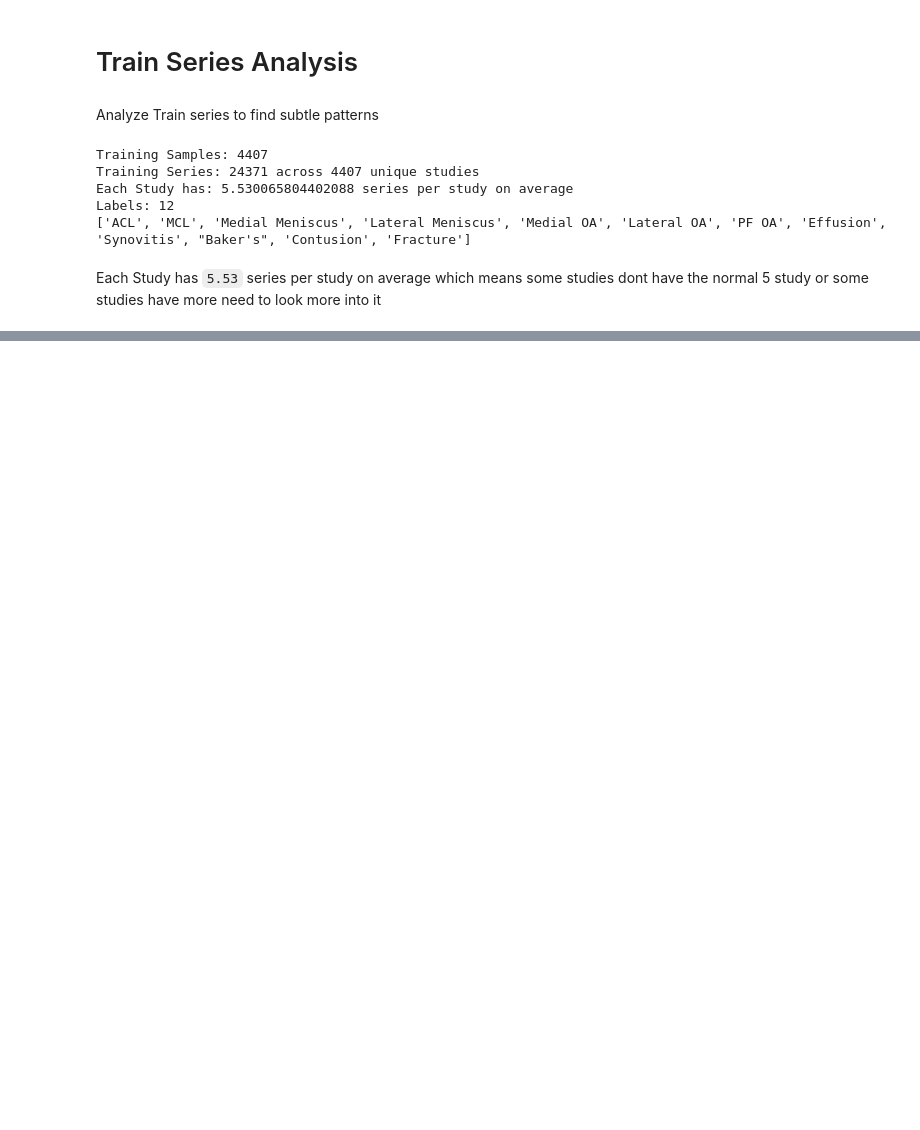
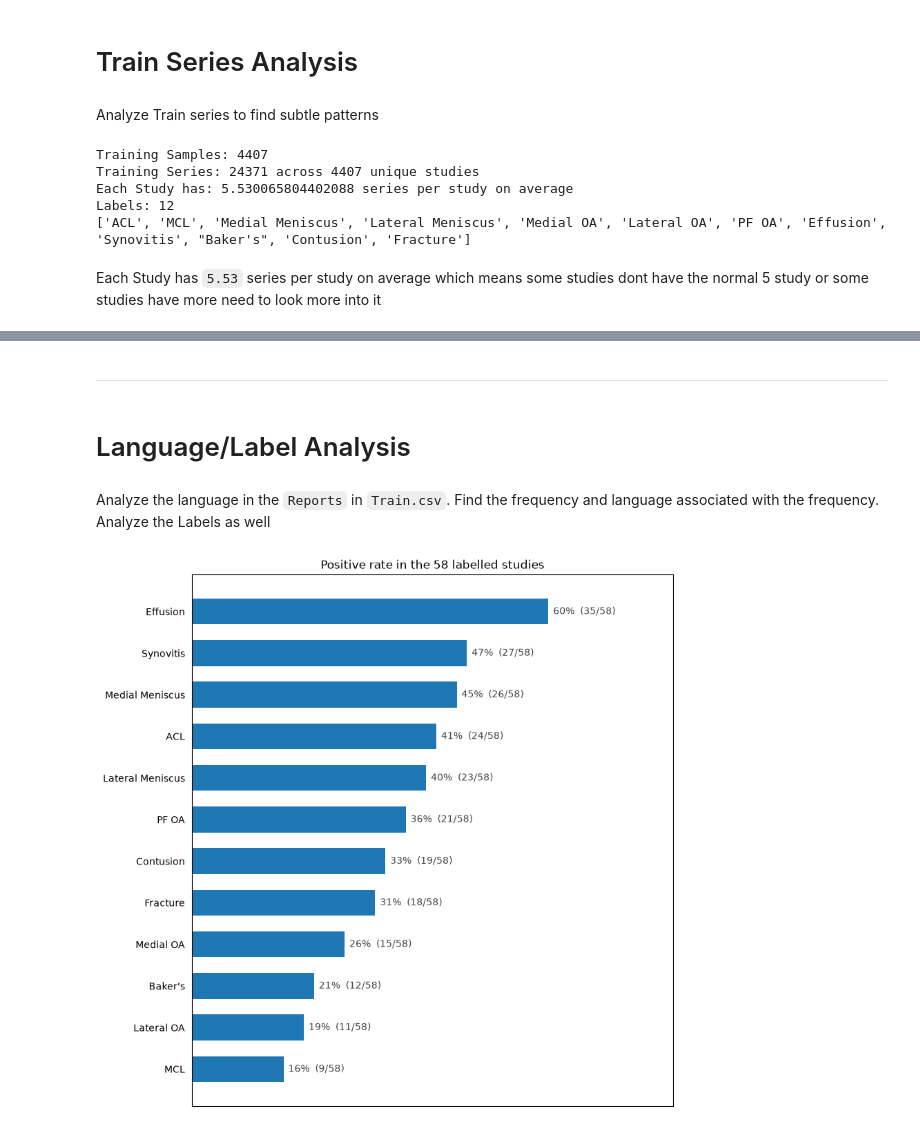
Before and after one commit to Rijan-Ja-Bhattarai/Knee-Abnormality, a Jupyter notebook: EDA.ipynb, the cells around one changed output, grey strips where cells are left out. Cells and saved outputs as stored; diff of their text form; code cells hidden in the pictures; blank space fills up the shorter version.

```diff
--- a/EDA.ipynb
+++ b/EDA.ipynb
@@ -64,0 +66,25 @@ Studies with more than 6 slices: 734
+# %% [markdown]
+--------------------------------------------------------------------------------------------------------------------------
+# %% [markdown]
+# Language/Label Analysis
+# %% [markdown]
+Analyze the language in the `Reports` in `Train.csv`. Find the frequency and language associated with the frequency.
+Analyze the Labels as well
+# %%
+# Check the number of labelled data and its language
+cov = train_df[LABELS].notna().sum()
+labelled_data = train_df[train_df[LABELS].notna().any(axis=1)]
+
+rates = labelled_data[LABELS].mean().sort_values()
+fig, ax = plt.subplots(figsize=(9, 10))
+ax.barh(rates.index, rates, height=0.62)
+for k, v in rates.items():
+    ax.text(v + .008, k, f'{v:.0%}  ({int(v * len(labelled_data))}/58)', va='center',
+            fontsize=10, color='#444')
+ax.set_xlim(0, rates.max() * 1.35)
+ax.set_xticks([])
+ax.tick_params(left=False)
+ax.set_title('Positive rate in the 58 labelled studies')
+plt.show()
+# %% [output]
+[figure, added]
```
Also changed, not shown: parts of 5 cells of this notebook.
